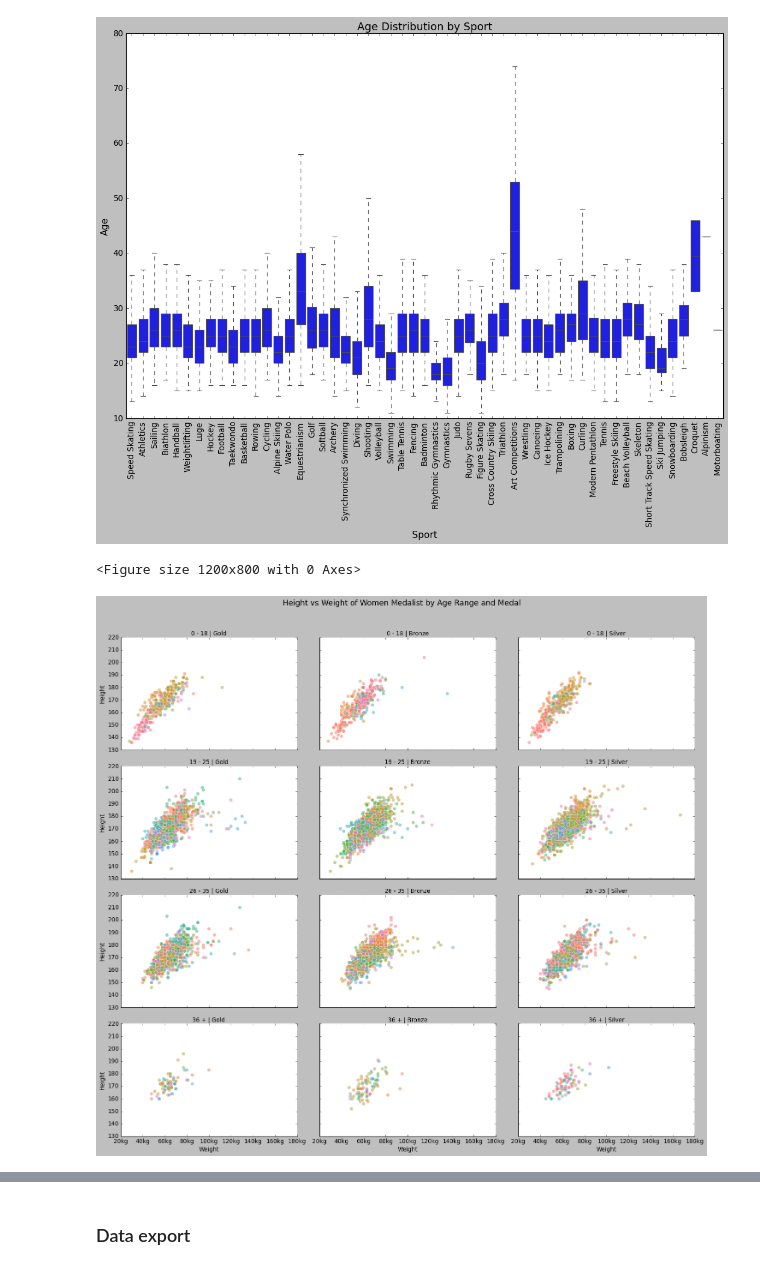
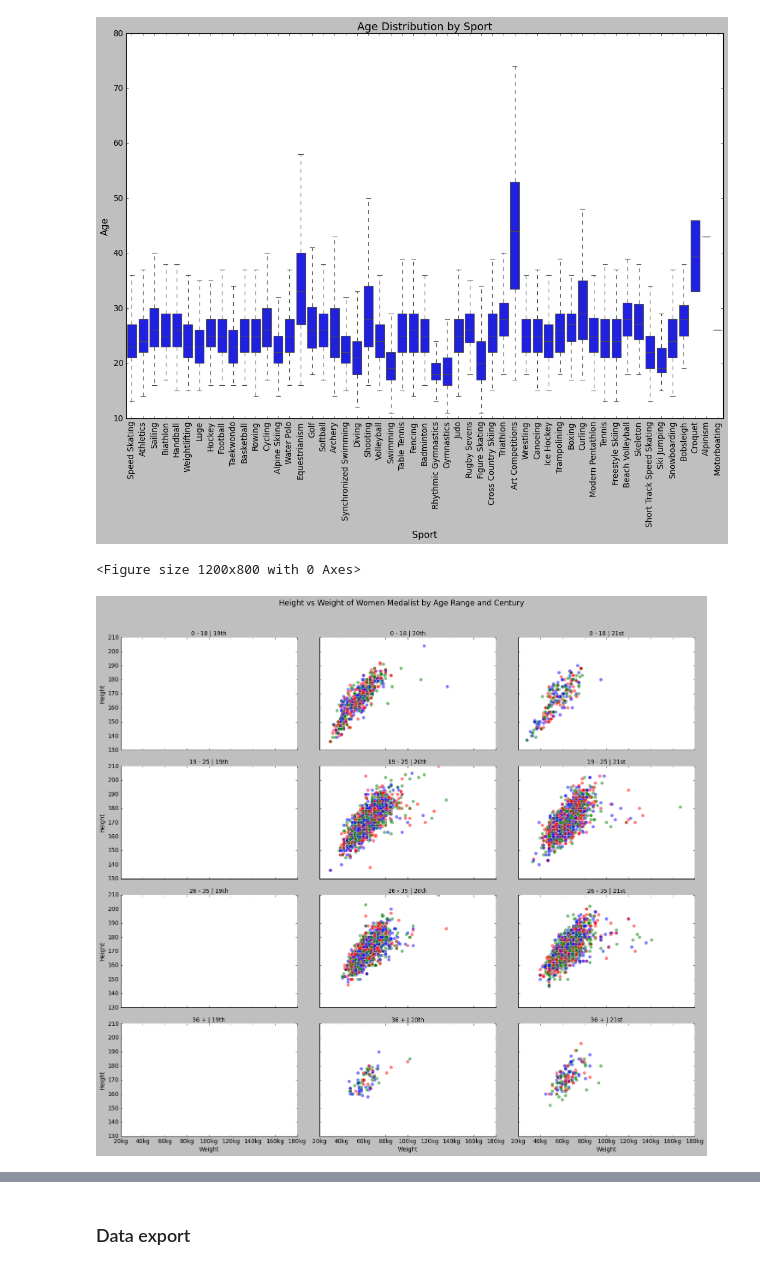
Before and after one commit to chaule146/Group-assessment, a Jupyter notebook: Python Group.ipynb, the cells around one changed output, grey strips where cells are left out. Cells and saved outputs as stored; diff of their text form; code cells hidden in the pictures.

```diff
--- a/Python Group.ipynb
+++ b/Python Group.ipynb
@@ -279,13 +300,12 @@ average_age_women
 # %%
+women_medalist_df = women_only_df[women_only_df["Medal"] != "No Medal"]
+
 # Group by Age Range and Medal, and compute mean and count for both Height and Weight
 body_type_women = women_medalist_df.groupby(['Age_range', 'Medal','Sport'])[['Height', 'Weight']].agg(['mean']).fillna(0)
 
 # Sort by Age_range in descending order
 body_type_women = body_type_women.sort_values(by=('Height', 'mean'), ascending=False)
 
-# Reset index for easier plotting
-body_type_women_reset = body_type_women.reset_index()
-
 # Display the updated dataframe
-body_type_women_reset
+body_type_women
 # %% [output]
@@ -370,22 +357,2 @@ import seaborn as sns
 # %%
 plt.style.use("classic")
-# %%
-top_10_countries = medals_by_country.head(10)
-medals_long = top_10_countries.reset_index().melt(id_vars="region",
-                                                   value_vars=["Total Medals", "Gold Medals", "Silver Medals", "Bronze Medals"],
-                                                   var_name="Medal",
-                                                   value_name="Count")
-
-g = sns.FacetGrid(medals_long, col="Medal", height=4, aspect=1.2)
-g.map_dataframe(sns.barplot, x="region", y="Count", hue='region', palette="Set2", legend=False)
-
-g.set_axis_labels("Country", "Medal Count")
-g.set_titles("{col_name}")
-g.fig.suptitle("Top 10 countries with most medals by Medal type", y=1.05, fontsize=16)
-
-for ax in g.axes.flat:
-    ax.set_xticks(ax.get_xticks())
-    ax.set_xticklabels(ax.get_xticklabels(), rotation=90)
-
-plt.tight_layout()
-plt.show()
@@ -463,39 +423,39 @@ plt.show()
 fig = plt.figure(figsize=(15, 10))
 # Create a 2x2 grid of plots
 g = sns.FacetGrid(data=women_medalist_df,
-                  col="Medal",
+                  col="Century",
                   row="Age_range",
                   height=4,
                   aspect=1.5)
 
 # Add the plots
 g.map_dataframe(sns.scatterplot,
                 x="Weight",
                 y="Height",
                 alpha=0.5,
                 s=50,
                 sizes=(20, 200),
-                hue="Sport")
+                hue="Medal")
 
 # Customise the plots
 g.set_axis_labels("Weight", "Height")
 g.set_titles(col_template="{col_name}",
             row_template="{row_name}")
 
 # Add a title to the overall figure
-g.fig.suptitle("Height vs Weight of Women Medalist by Age Range and Medal",
+g.fig.suptitle("Height vs Weight of Women Medalist by Age Range and Century",
                y=1.02,
                fontsize=16)
 
 # Format x-axis labels to show currency
 for ax in g.axes.flat:
     ax.xaxis.set_major_formatter(plt.FuncFormatter(lambda x, p: f"{x:,.0f}kg"))
 
 # Adjust layout
 plt.tight_layout()
 
 plt.show()
 # %% [output]
 <Figure size 1200x800 with 0 Axes>
-[figure, old version]
+[figure, new version]
 # %%
```
Also changed, not shown: parts of 29 cells of this notebook.
